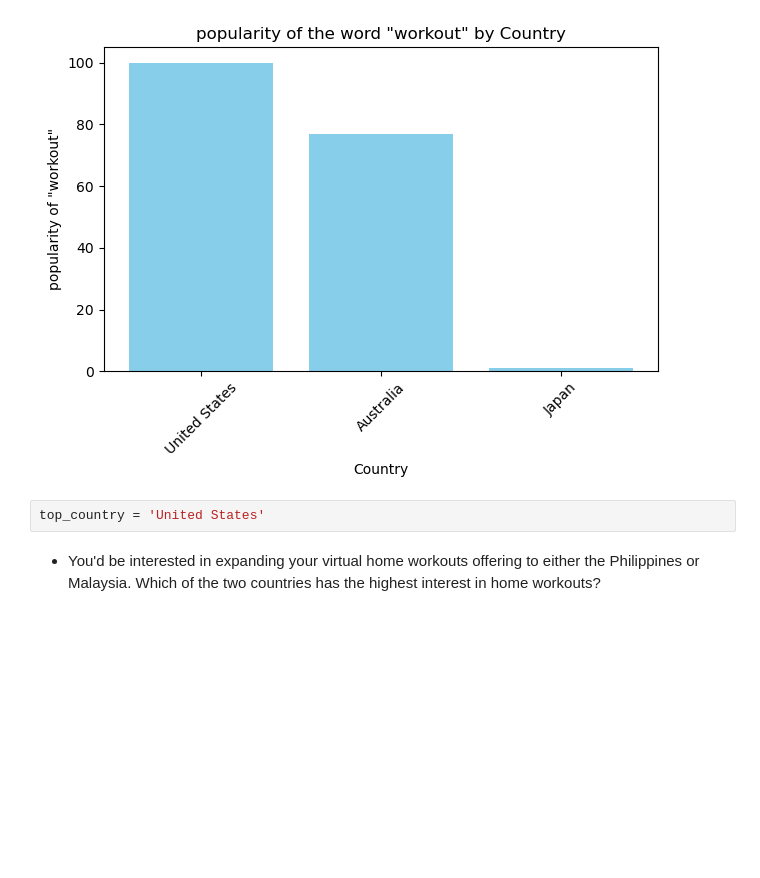
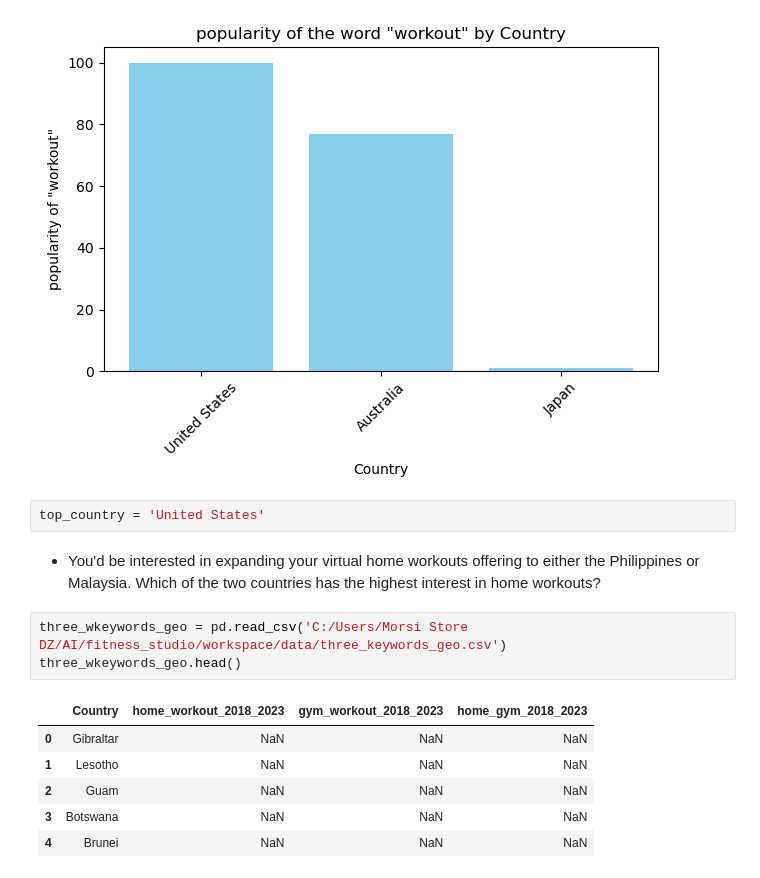
Before and after one commit to Nawel-Bellil/AI, a Jupyter notebook: fitness_studio/workspace/market-analysis.ipynb, the cells around one changed output. Cells and saved outputs as stored; diff of their text form; blank space fills up the shorter version.

```diff
--- a/fitness_studio/workspace/market-analysis.ipynb
+++ b/fitness_studio/workspace/market-analysis.ipynb
@@ -128,3 +128,13 @@ plt.show()
 top_country = 'United States'
 # %% [markdown]
 - You'd be interested in expanding your virtual home workouts offering to either the Philippines or Malaysia. Which of the two countries has the highest interest in home workouts?
+# %%
+three_wkeywords_geo = pd.read_csv('C:/Users/Morsi Store DZ/AI/fitness_studio/workspace/data/three_keywords_geo.csv')
+three_wkeywords_geo.head()
+# %% [output]
+|  | Country | home_workout_2018_2023 | gym_workout_2018_2023 | home_gym_2018_2023 |
+| 0 | Gibraltar | NaN | NaN | NaN |
+| 1 | Lesotho | NaN | NaN | NaN |
+| 2 | Guam | NaN | NaN | NaN |
+| 3 | Botswana | NaN | NaN | NaN |
+| 4 | Brunei | NaN | NaN | NaN |
```
Also changed, not shown: parts of 2 cells of this notebook.
